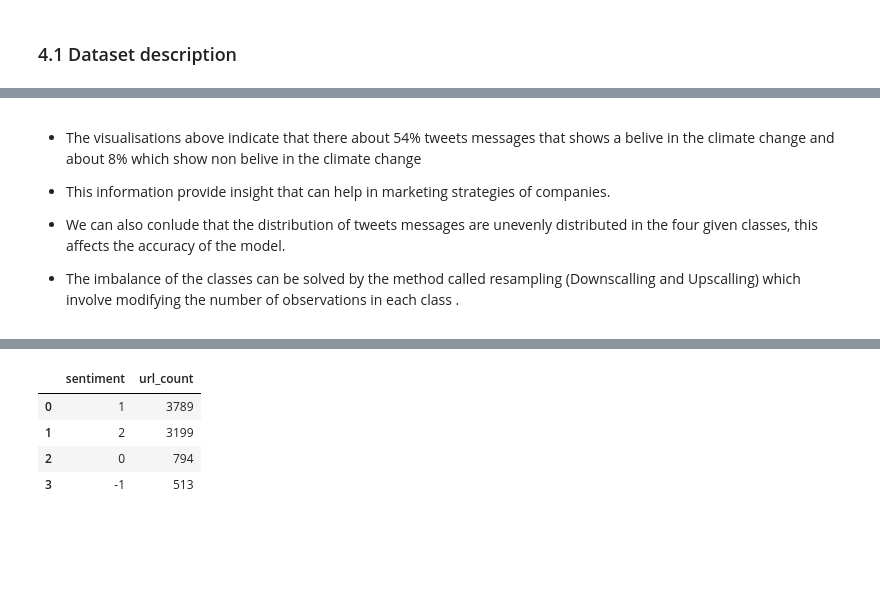
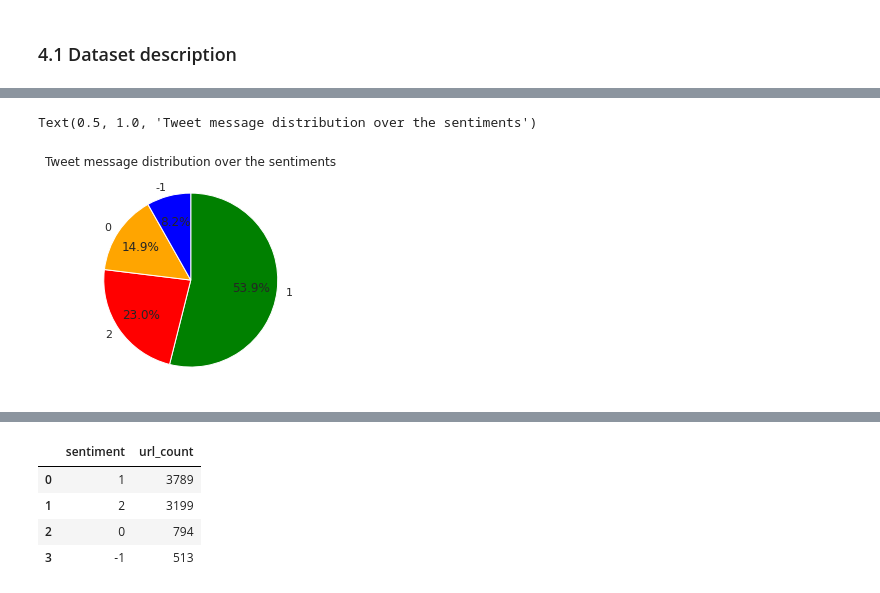
Before and after one commit to Yaya-T/Classic8, a Jupyter notebook: Classification.ipynb, the cells around one changed output, grey strips where cells are left out. Saved outputs shown, nothing was run; the diff lists cells and outputs as text; code cells hidden in the pictures; blank space fills up the shorter version.

```diff
--- a/Classification.ipynb
+++ b/Classification.ipynb
@@ -139,9 +212,14 @@ Text(0.5, 1.0, 'Tweet message distribution over the sentiments')
-# %% [markdown]
-
-
-*   The visualisations above indicate that there about 54% tweets messages that shows a belive in the climate change and about 8% which show non belive in the climate change
-*   This information provide insight that can help in marketing strategies of companies.
-
-*   We can also conlude that the distribution of tweets messages are unevenly distributed in the four given classes, this  affects the accuracy of the model.
-
-*   The imbalance of the classes can be solved by the method called resampling (Downscalling and Upscalling) which  involve modifying the number of observations in each class .
+# %%
+# pie plot
+colors = ['green', 'red', 'orange', 'blue']
+plt.pie(dist_class,
+        labels=labels,
+        colors = colors,
+        counterclock=False,
+        startangle=90,
+        autopct='%1.1f%%',
+        pctdistance=0.7)
+plt.title("Tweet message distribution over the sentiments")
+# %% [output]
+Text(0.5, 1.0, 'Tweet message distribution over the sentiments')
+[figure, added]
```
Also changed, not shown: parts of 32 cells of this notebook.
